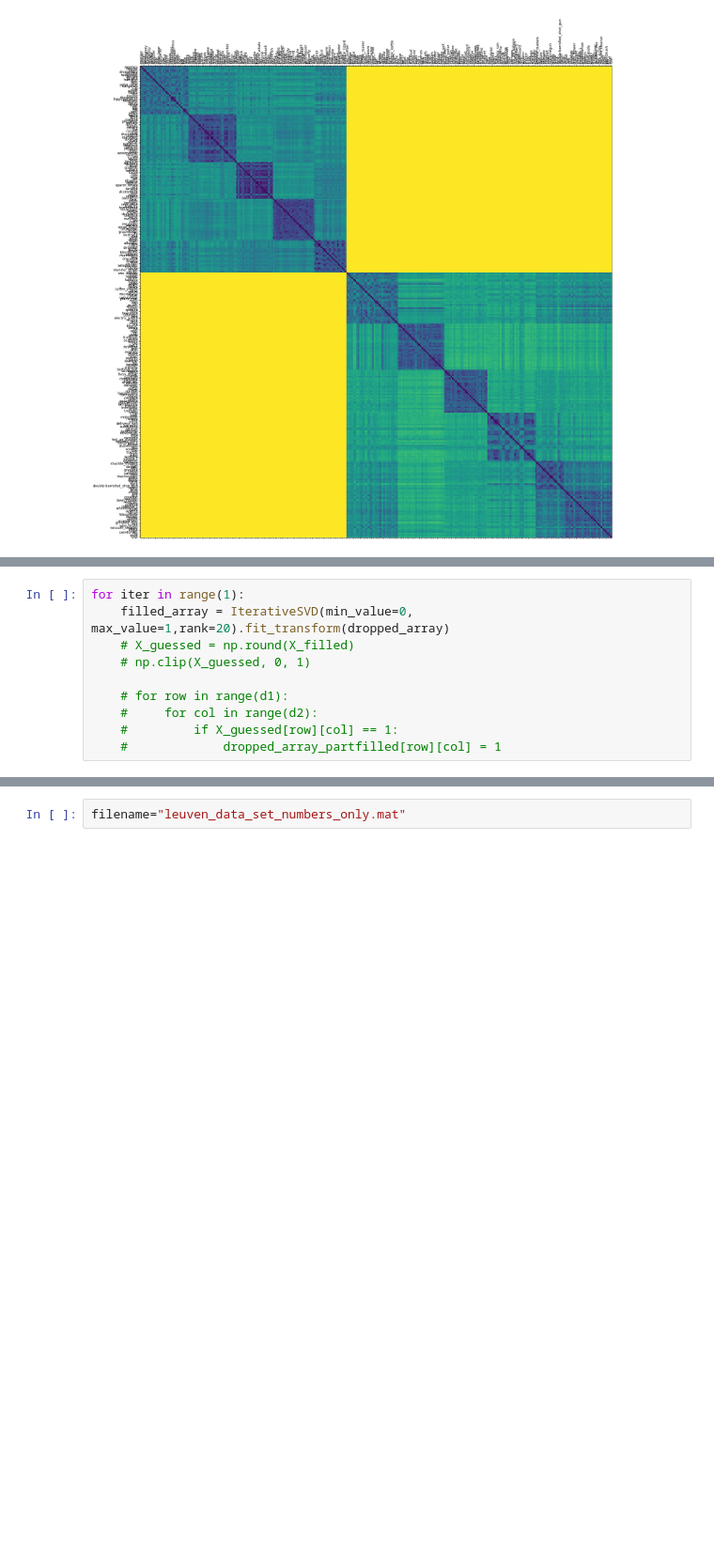
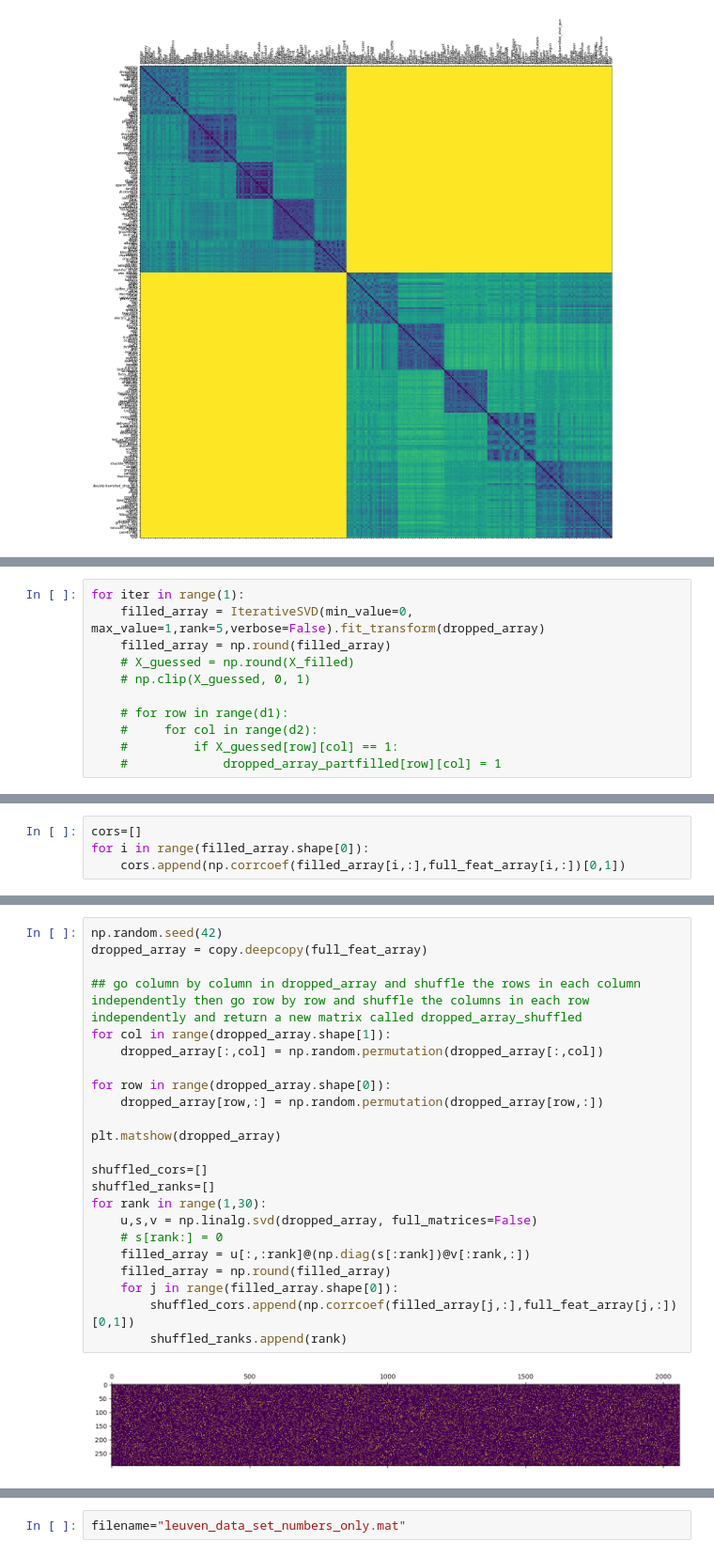
Before and after one commit to siddsuresh97/conceptual_representations_gpt, a Jupyter notebook: scripts/matrix_completion/matrix_completion.ipynb, the cells around one changed output, grey strips where cells are left out. Shown at 94% size. Drawn from its saved outputs; the diff is of its cells as text; blank space fills up the shorter version.

```diff
--- a/scripts/matrix_completion/matrix_completion.ipynb
+++ b/scripts/matrix_completion/matrix_completion.ipynb
@@ -96,6 +98,7 @@ plt.matshow(dropped_array)
 # %%
 for iter in range(1):
-    filled_array = IterativeSVD(min_value=0, max_value=1,rank=20).fit_transform(dropped_array)
+    filled_array = IterativeSVD(min_value=0, max_value=1,rank=5,verbose=False).fit_transform(dropped_array)
+    filled_array = np.round(filled_array)
     # X_guessed = np.round(X_filled)
     # np.clip(X_guessed, 0, 1)
 
@@ -129,0 +114,4 @@ plt.matshow(filled_array)
+# %%
+cors=[]
+for i in range(filled_array.shape[0]):
+    cors.append(np.corrcoef(filled_array[i,:],full_feat_array[i,:])[0,1])
@@ -129,0 +175,25 @@ plt.matshow(filled_array)
+# %%
+np.random.seed(42)
+dropped_array = copy.deepcopy(full_feat_array)
+
+## go column by column in dropped_array and shuffle the rows in each column independently then go row by row and shuffle the columns in each row independently and return a new matrix called dropped_array_shuffled
+for col in range(dropped_array.shape[1]):
+    dropped_array[:,col] = np.random.permutation(dropped_array[:,col])
+
+for row in range(dropped_array.shape[0]):
+    dropped_array[row,:] = np.random.permutation(dropped_array[row,:])
+
+plt.matshow(dropped_array)
+
+shuffled_cors=[]
+shuffled_ranks=[]
+for rank in range(1,30):
+    u,s,v = np.linalg.svd(dropped_array, full_matrices=False)
+    # s[rank:] = 0
+    filled_array = u[:,:rank]@(np.diag(s[:rank])@v[:rank,:])
+    filled_array = np.round(filled_array)
+    for j in range(filled_array.shape[0]):
+        shuffled_cors.append(np.corrcoef(filled_array[j,:],full_feat_array[j,:])[0,1])
+        shuffled_ranks.append(rank)
+# %% [output]
+[figure, added]
```
Also changed, not shown: parts of 19 cells of this notebook.
